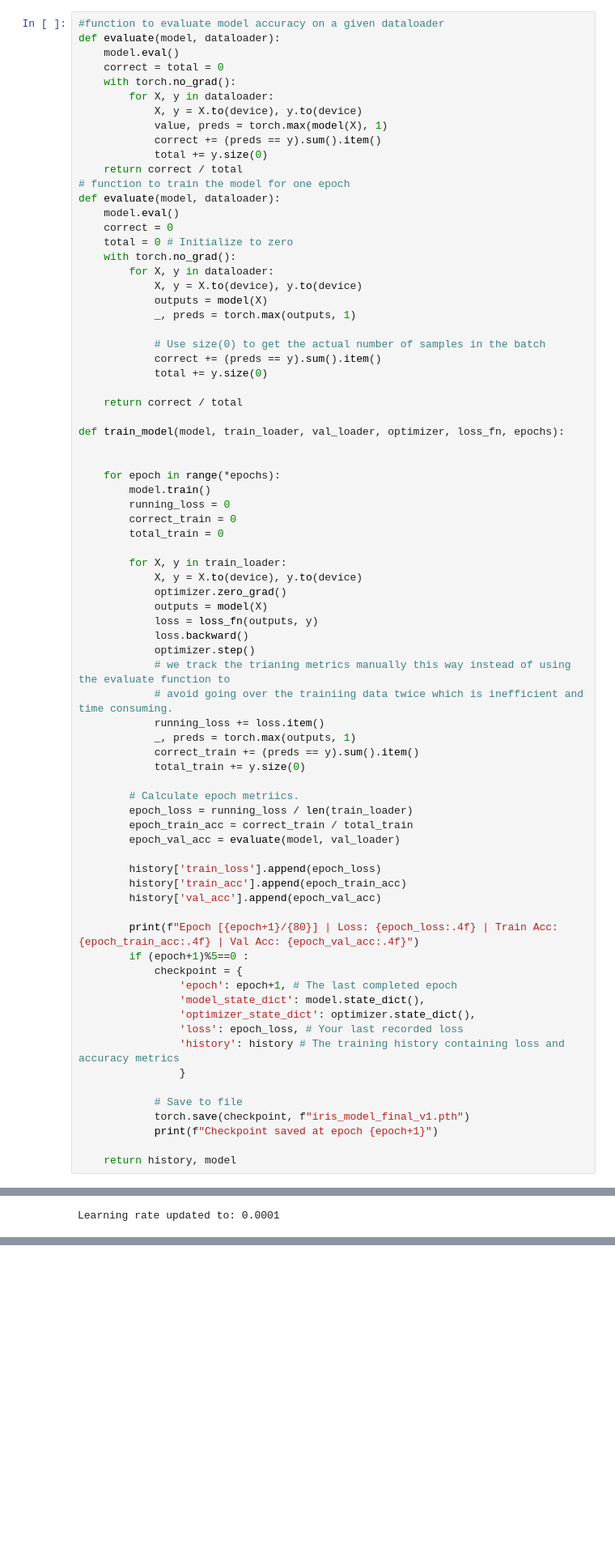
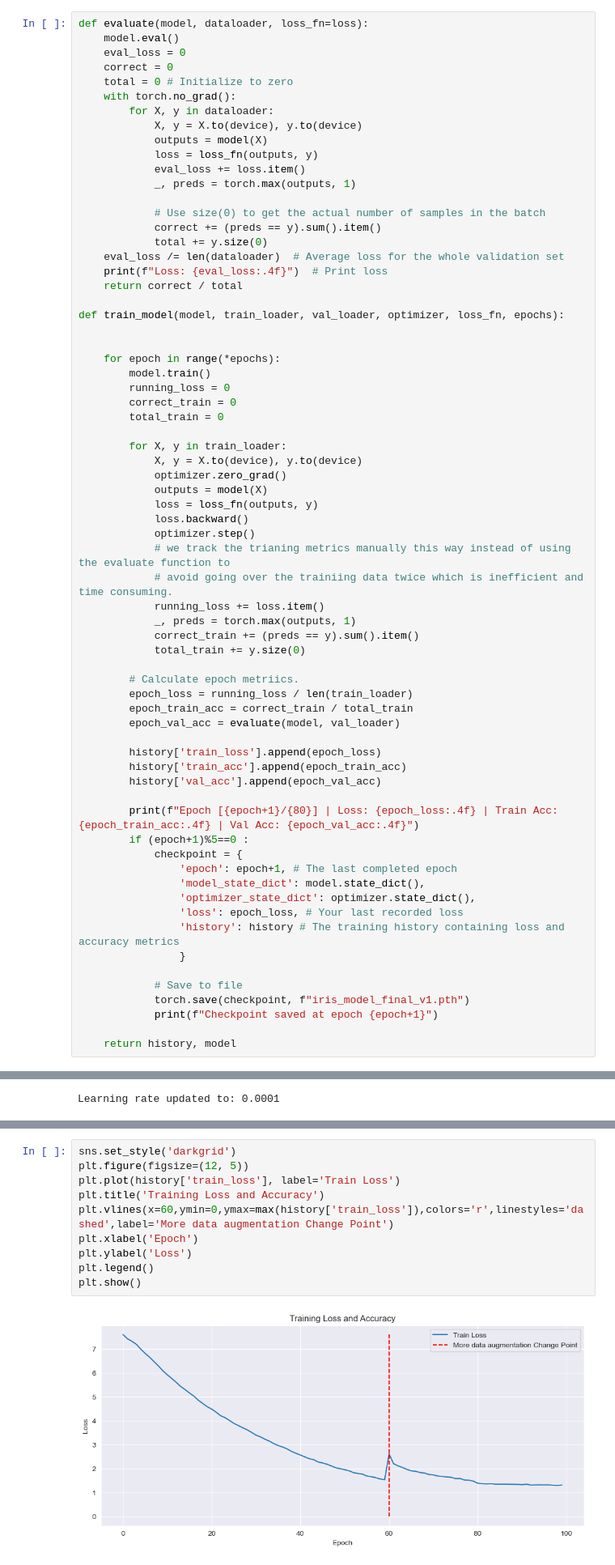
Before and after one commit to Mahmoud-N-Elmallah/robust-iris-biometric-auth-system-cv, a Jupyter notebook: Model_building.ipynb, the cells around one changed output, grey strips where cells are left out. Shown at 81% size. Cells and saved outputs as stored; diff of their text form; blank space fills up the shorter version.

Commit message:
calculate test metrics of the model

```diff
--- a/Model_building.ipynb
+++ b/Model_building.ipynb
@@ -151,32 +158,24 @@ loss=nn.CrossEntropyLoss()
 # %%
 history = {'train_loss': [], 'train_acc': [], 'val_acc': []}
 # %%
-#function to evaluate model accuracy on a given dataloader
-def evaluate(model, dataloader):
+def evaluate(model, dataloader, loss_fn=loss):
     model.eval()
-    correct = total = 0
-    with torch.no_grad():
-        for X, y in dataloader:
-            X, y = X.to(device), y.to(device)
-            value, preds = torch.max(model(X), 1)
-            correct += (preds == y).sum().item()
-            total += y.size(0)
-    return correct / total
-# function to train the model for one epoch
-def evaluate(model, dataloader):
-    model.eval()
+    eval_loss = 0
     correct = 0
     total = 0 # Initialize to zero
     with torch.no_grad():
         for X, y in dataloader:
             X, y = X.to(device), y.to(device)
             outputs = model(X)
+            loss = loss_fn(outputs, y)
+            eval_loss += loss.item()
             _, preds = torch.max(outputs, 1)
 
             # Use size(0) to get the actual number of samples in the batch
             correct += (preds == y).sum().item()
             total += y.size(0)
-
+    eval_loss /= len(dataloader)  # Average loss for the whole validation set
+    print(f"Loss: {eval_loss:.4f}")  # Print loss
     return correct / total
 
 def train_model(model, train_loader, val_loader, optimizer, loss_fn, epochs):
@@ -405,0 +348,12 @@ import seaborn as sns
+# %%
+sns.set_style('darkgrid')
+plt.figure(figsize=(12, 5))
+plt.plot(history['train_loss'], label='Train Loss')
+plt.title('Training Loss and Accuracy')
+plt.vlines(x=60,ymin=0,ymax=max(history['train_loss']),colors='r',linestyles='dashed',label='More data augmentation Change Point')
+plt.xlabel('Epoch')
+plt.ylabel('Loss')
+plt.legend()
+plt.show()
+# %% [output]
+[figure, added]
```
Also changed, not shown: parts of 10 cells of this notebook.
